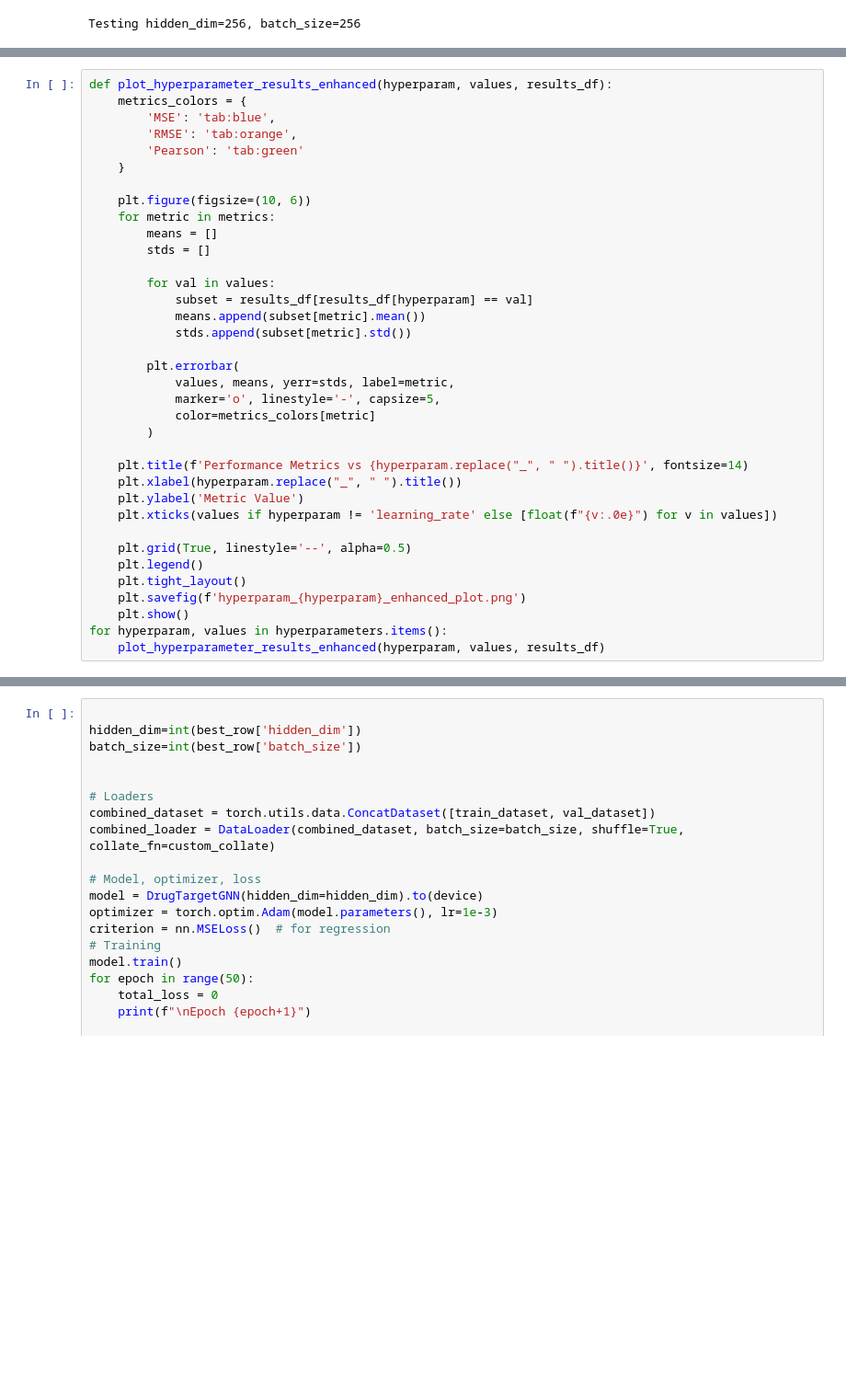
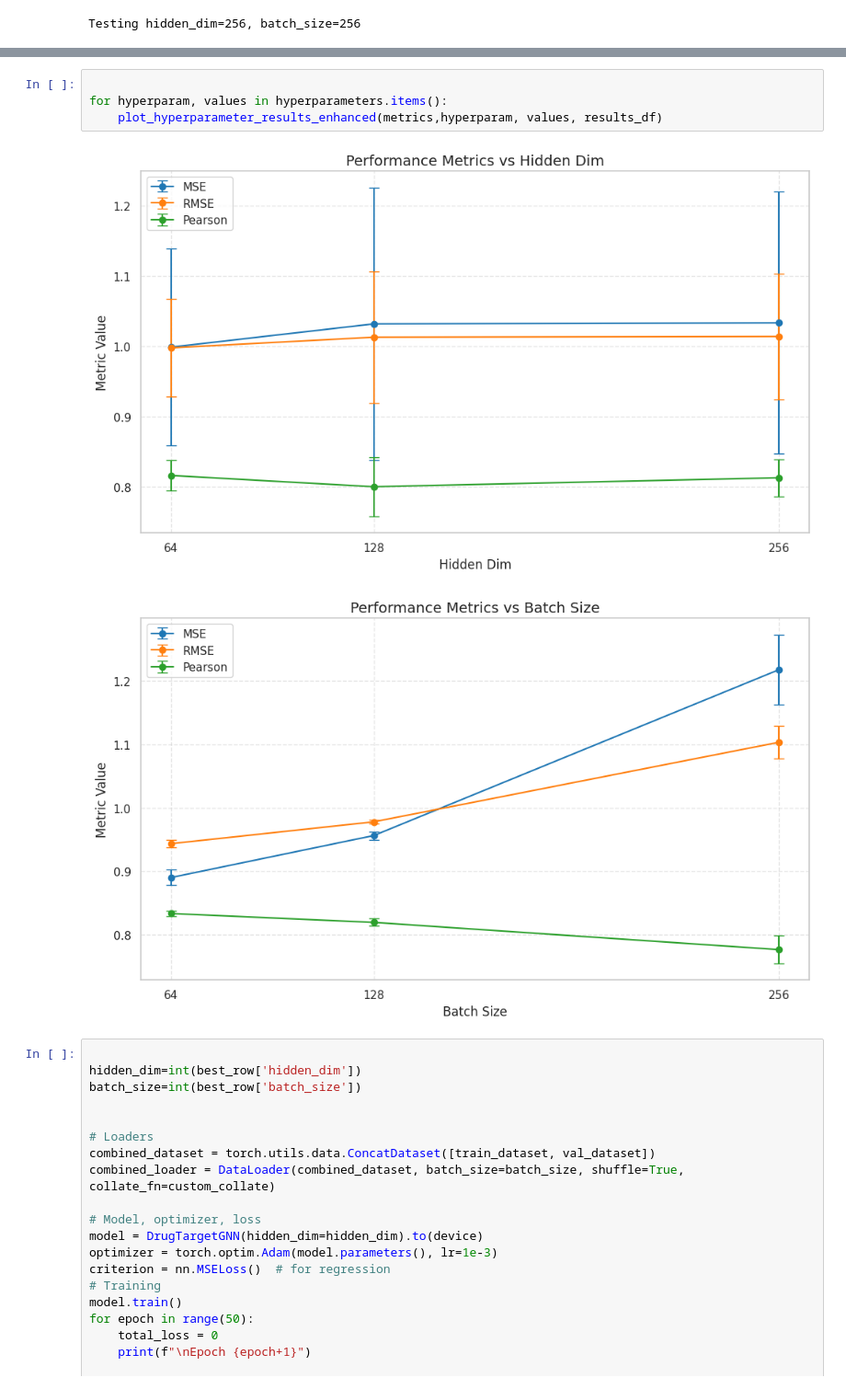
Before and after one commit to nesma-shafie/ViroAlert, a Jupyter notebook: anti-virus-model-graphs.ipynb, the cells around one changed output, grey strips where cells are left out. Shown at 92% size. Saved outputs shown, nothing was run; the diff lists cells and outputs as text; blank space fills up the shorter version.

```diff
--- a/anti-virus-model-graphs.ipynb
+++ b/anti-virus-model-graphs.ipynb
@@ -372,36 +309,0 @@ Best Metrics:
-# %%
-def plot_hyperparameter_results_enhanced(hyperparam, values, results_df):
-    metrics_colors = {
-        'MSE': 'tab:blue',
-        'RMSE': 'tab:orange',
-        'Pearson': 'tab:green'
-    }
-
-    plt.figure(figsize=(10, 6))
-    for metric in metrics:
-        means = []
-        stds = []
-
-        for val in values:
-            subset = results_df[results_df[hyperparam] == val]
-            means.append(subset[metric].mean())
-            stds.append(subset[metric].std())
-
-        plt.errorbar(
-            values, means, yerr=stds, label=metric,
-            marker='o', linestyle='-', capsize=5,
-            color=metrics_colors[metric]
-        )
-
-    plt.title(f'Performance Metrics vs {hyperparam.replace("_", " ").title()}', fontsize=14)
-    plt.xlabel(hyperparam.replace("_", " ").title())
-    plt.ylabel('Metric Value')
-    plt.xticks(values if hyperparam != 'learning_rate' else [float(f"{v:.0e}") for v in values])
-
-    plt.grid(True, linestyle='--', alpha=0.5)
-    plt.legend()
-    plt.tight_layout()
-    plt.savefig(f'hyperparam_{hyperparam}_enhanced_plot.png')
-    plt.show()
-for hyperparam, values in hyperparameters.items():
-    plot_hyperparameter_results_enhanced(hyperparam, values, results_df)
@@ -411,3 +350,10 @@ for hyperparam, values in hyperparameters.items():
+# %%
+
+for hyperparam, values in hyperparameters.items():
+    plot_hyperparameter_results_enhanced(metrics,hyperparam, values, results_df)
+# %% [output]
+[figure, added]
+[figure, added]
 # %%
 
 hidden_dim=int(best_row['hidden_dim'])
```
Also changed, not shown: parts of 6 cells of this notebook, 6 other files.
